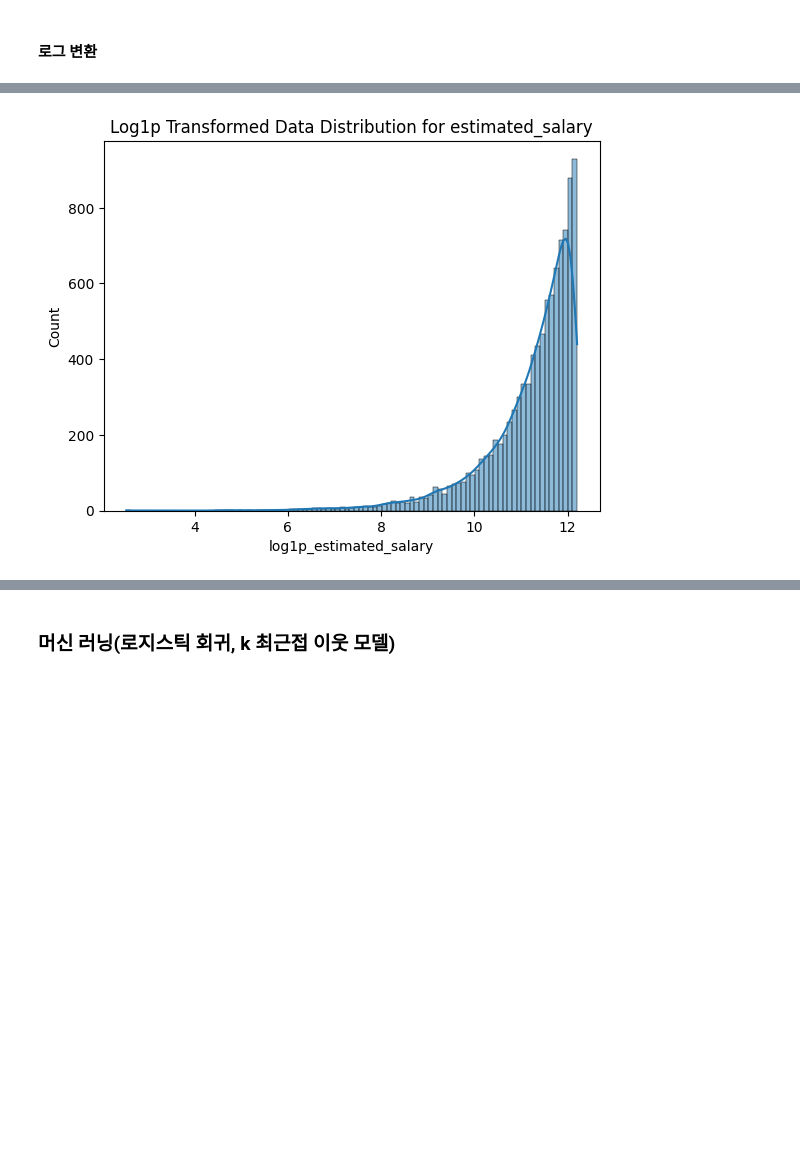
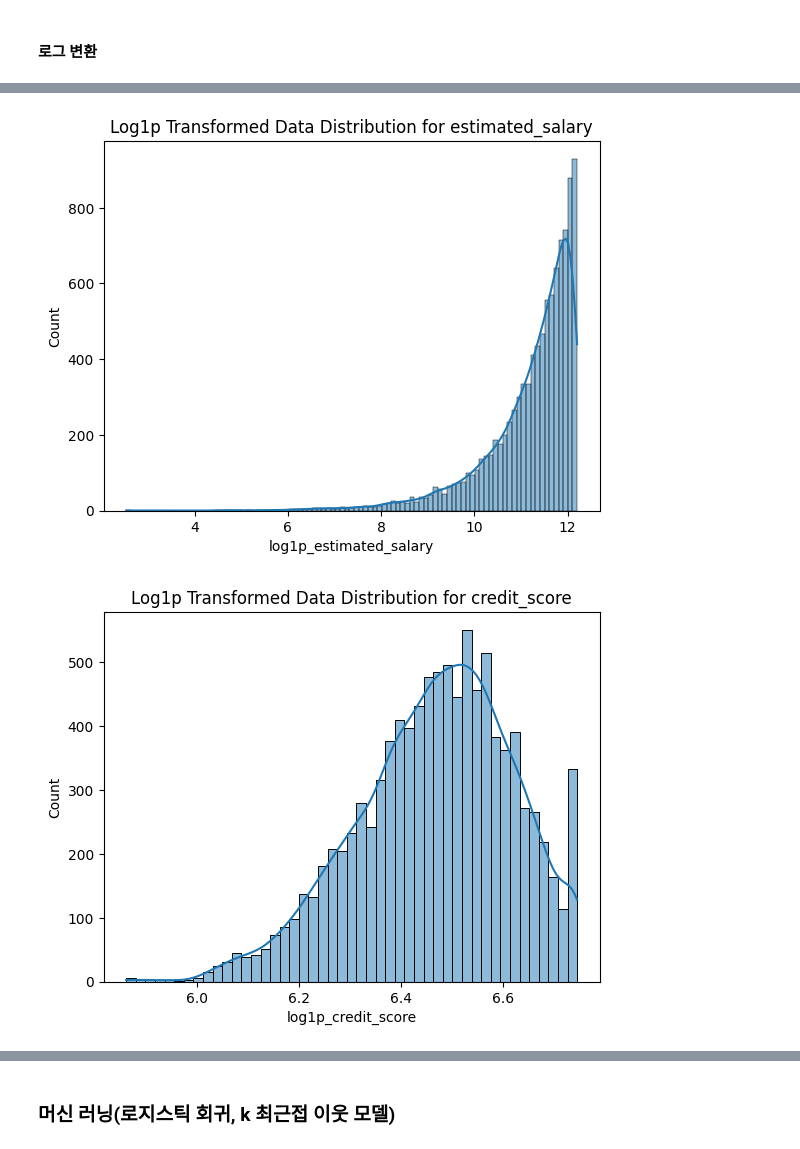
Before and after one commit to SKNETWORKS-FAMILY-AICAMP/SKN09-2nd-4Team, a Jupyter notebook: YJ/ml.ipynb, the cells around one changed output, grey strips where cells are left out. Drawn from its saved outputs; the diff is of its cells as text; code cells hidden in the pictures; blank space fills up the shorter version.

```diff
--- a/YJ/ml.ipynb
+++ b/YJ/ml.ipynb
@@ -42,33 +42,34 @@ import matplotlib.pyplot as plt
 # print("왜도가 1보다 큰 컬럼들:", skewed_columns)  # 예시: age 컬럼 확인
 
 # 'balance'와 'estimated_salary' 컬럼을 skewed_columns 리스트에 추가
-skewed_columns = ['balance', 'estimated_salary'] #, 'credit_score']  # 'balance'와 'estimated_salary' 추가
+skewed_columns = ['balance', 'estimated_salary', 'credit_score', 'age']  # 'balance'와 'estimated_salary' 추가
 
 # log1p 변환 함수
 def log1p_transform_columns(df, columns):
     for column in columns:
         df[f'log1p_{column}'] = np.log1p(df[column])  # np.log1p는 log(x+1)
     return df
 
 # log1p 변환 수행
 df = log1p_transform_columns(df, skewed_columns)
 
 # log1p 변환 후 데이터 분포 시각화
 for column in skewed_columns:
     sns.histplot(df[f'log1p_{column}'], kde=True)
     plt.title(f'Log1p Transformed Data Distribution for {column}')
     plt.show()
 
 # 결과 출력
 print(df.head())
 
 # 변환된 'log1p_' 컬럼을 원래 컬럼에 대체하고, 불필요한 컬럼 제거
 for column in skewed_columns:
     df[column] = df[f'log1p_{column}']
     df.drop([f'log1p_{column}'], axis=1, inplace=True)
 
 # 최종 데이터 확인
 print(df.head())
 # %% [output]
 [figure]
 [figure]
+[figure, added]
```
Also changed, not shown: parts of 1 cell of this notebook.
